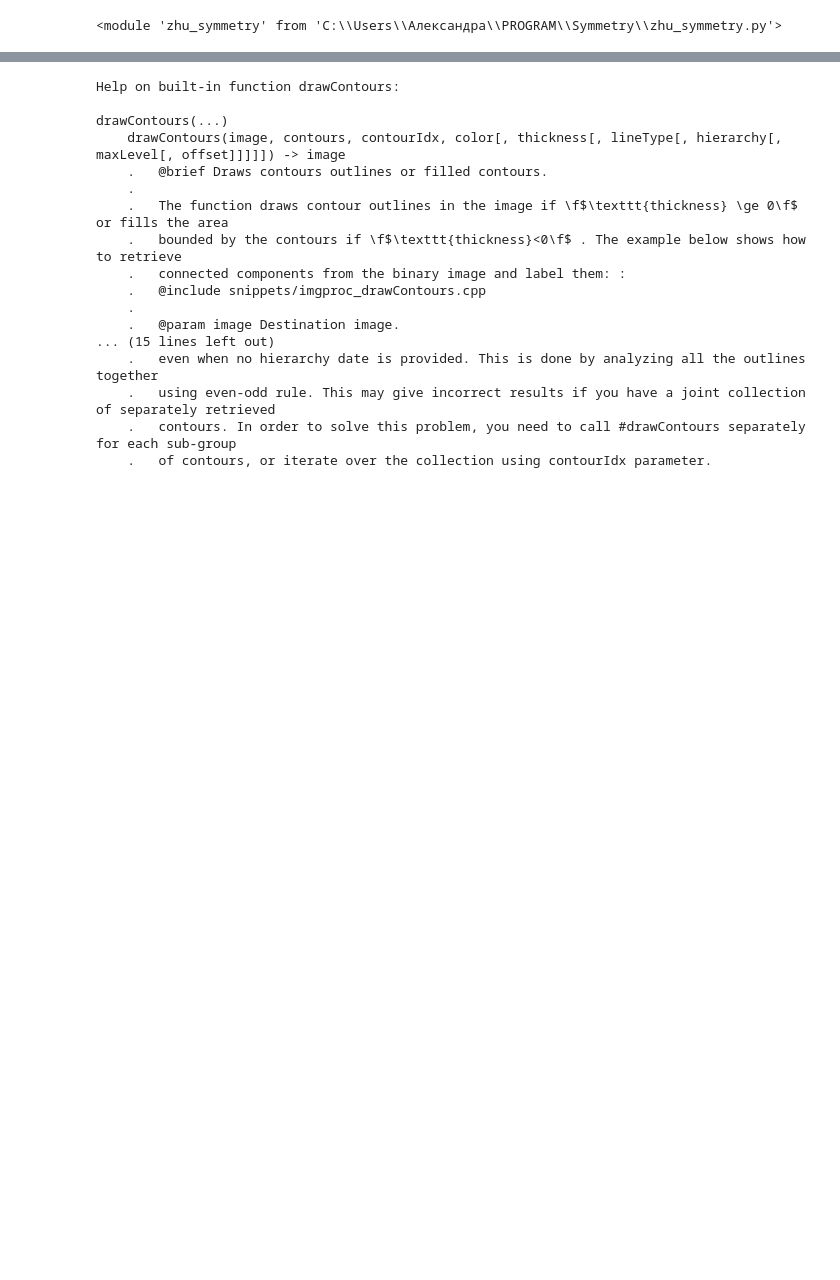
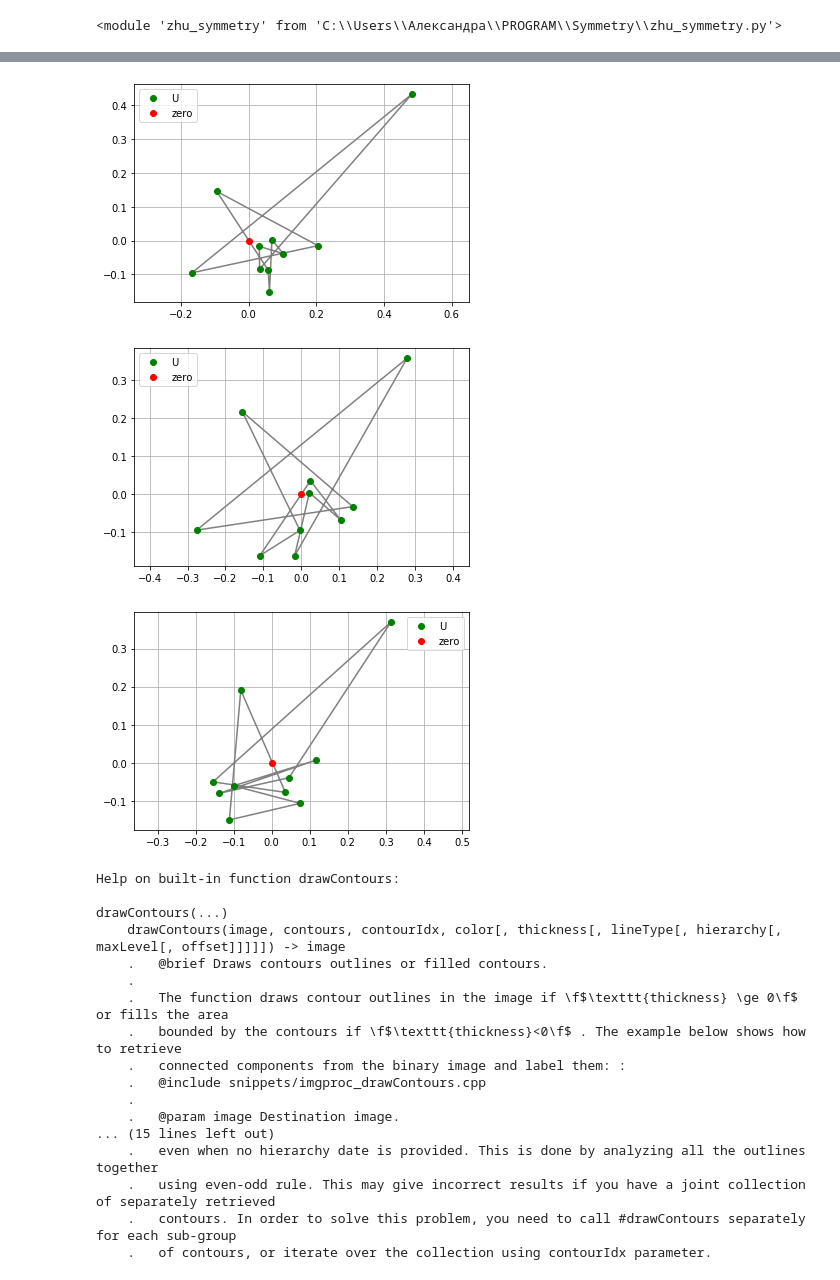
Before and after one commit to 1alexandra/mirror-symmetry, a Jupyter notebook: sym.ipynb, the cells around one changed output, grey strips where cells are left out. Drawn from its saved outputs; the diff is of its cells as text; code cells hidden in the pictures; blank space fills up the shorter version.

```diff
--- a/sym.ipynb
+++ b/sym.ipynb
@@ -56,3 +62,11 @@ zhu_draw.contour(u1[ind2], dot_style='r.', draw_line=False, draw_zero=False, sho
+# %%
+for g in f, f1, f2:
+    u = np.fft.ifft(g)
+    zhu_draw.contour(u)
+# %% [output]
+[figure, added]
+[figure, added]
+[figure, added]
 # %%
 import cv2
 help(cv2.drawContours)
```
Also changed, not shown: parts of 3 cells of this notebook, 2 other files.
